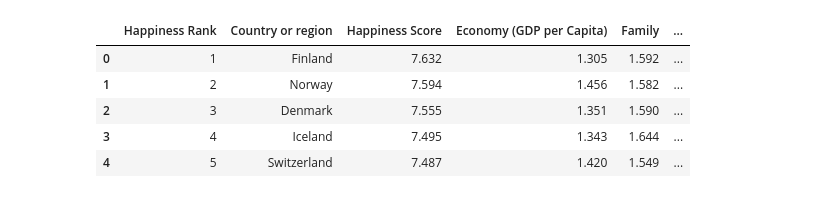
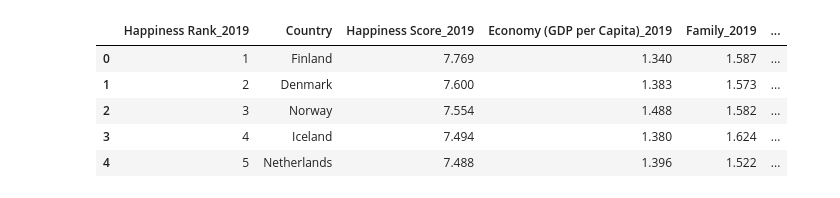
Before and after one commit to reginesgit/Factors-Contributing-to-a-Countrys-Happiness, a Jupyter notebook: Happiness/Happiness_Beginning.ipynb, the cells around one changed output. Cells and saved outputs as stored; diff of their text form; code cells hidden in the pictures.

```diff
--- a/Happiness/Happiness_Beginning.ipynb
+++ b/Happiness/Happiness_Beginning.ipynb
@@ -3,15 +3,15 @@
 import pandas as pd
 # %%
 # Store filepath in a variable
-file_2015 = "../Resources/2015.csv"
-file_2016 = "../Resources/2016.csv"
-file_2017 = "../Resources/2017.csv"
-file_2018 = "../Resources/2018.csv"
-file_2019 = "../Resources/2019.csv"
+file_2015 = "Resources/2015.csv"
+file_2016 = "Resources/2016.csv"
+file_2017 = "Resources/2017.csv"
+file_2018 = "Resources/2018.csv"
+file_2019 = "Resources/2019.csv"
 # %%
 # Read Data files with the pandas library
-file_2015_df = pd.read_csv(file_2015, encoding="UTF-8")
-file_2016_df = pd.read_csv(file_2016, encoding="UTF-8")
-file_2017_df = pd.read_csv(file_2017, encoding="UTF-8")
-file_2018_df = pd.read_csv(file_2018, encoding="UTF-8")
-file_2019_df = pd.read_csv(file_2019, encoding="UTF-8")
+happiness_2015_df = pd.read_csv(file_2015, encoding="UTF-8")
+happiness_2016_df = pd.read_csv(file_2016, encoding="UTF-8")
+happiness_2017_df = pd.read_csv(file_2017, encoding="UTF-8")
+happiness_2018_df = pd.read_csv(file_2018, encoding="UTF-8")
+happiness_2019_df = pd.read_csv(file_2019, encoding="UTF-8")
@@ -54,17 +100,19 @@ file_2017_df.head()
 # %%
 # Rename Columns to match the datasets for previous years
-file_2018_df.rename(columns = {"Overall rank" : "Happiness Rank",
-                              "Score" : "Happiness Score",
-                              "GDP per capita" : "Economy (GDP per Capita)",
-                              "Social support" : "Family",
-                              "Healthy life expectancy" : "Health (Life Expectancy)",
-                              "Freedom to make life choices" : "Freedom",
-                              "Perceptions of corruption" : "Trust (Government Corruption)"}, inplace = True)
-file_2018_df.head()
+happiness_2019_df.rename(columns = {"Overall rank" : "Happiness Rank_2019",
+                              "Score" : "Happiness Score_2019",
+                              "GDP per capita" : "Economy (GDP per Capita)_2019",
+                              "Social support" : "Family_2019",
+                              "Healthy life expectancy" : "Health (Life Expectancy)_2019",
+                              "Freedom to make life choices" : "Freedom_2019",
+                              "Perceptions of corruption" : "Trust (Government Corruption)_2019",
+                              "Country or region" : "Country",
+                                   "Generosity" : "Generosity_2019"}, inplace = True)
+happiness_2019_df.head()
 # %% [output]
-|  | Happiness Rank | Country or region | Happiness Score | Economy (GDP per Capita) | Family | ... |
-| 0 | 1 | Finland | 7.632 | 1.305 | 1.592 | ... |
-| 1 | 2 | Norway | 7.594 | 1.456 | 1.582 | ... |
-| 2 | 3 | Denmark | 7.555 | 1.351 | 1.590 | ... |
-| 3 | 4 | Iceland | 7.495 | 1.343 | 1.644 | ... |
-| 4 | 5 | Switzerland | 7.487 | 1.420 | 1.549 | ... |
+|  | Happiness Rank_2019 | Country | Happiness Score_2019 | Economy (GDP per Capita)_2019 | Family_2019 | ... |
+| 0 | 1 | Finland | 7.769 | 1.340 | 1.587 | ... |
+| 1 | 2 | Denmark | 7.600 | 1.383 | 1.573 | ... |
+| 2 | 3 | Norway | 7.554 | 1.488 | 1.582 | ... |
+| 3 | 4 | Iceland | 7.494 | 1.380 | 1.624 | ... |
+| 4 | 5 | Netherlands | 7.488 | 1.396 | 1.522 | ... |
```
Also changed, not shown: parts of 16 cells of this notebook, 2 other files.
